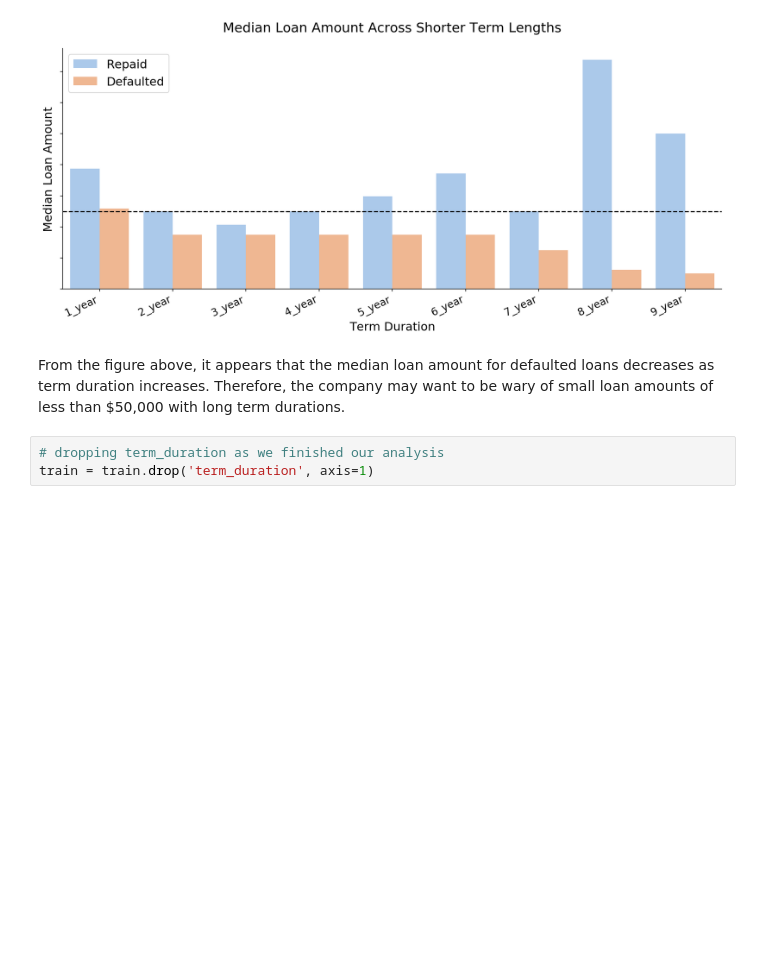
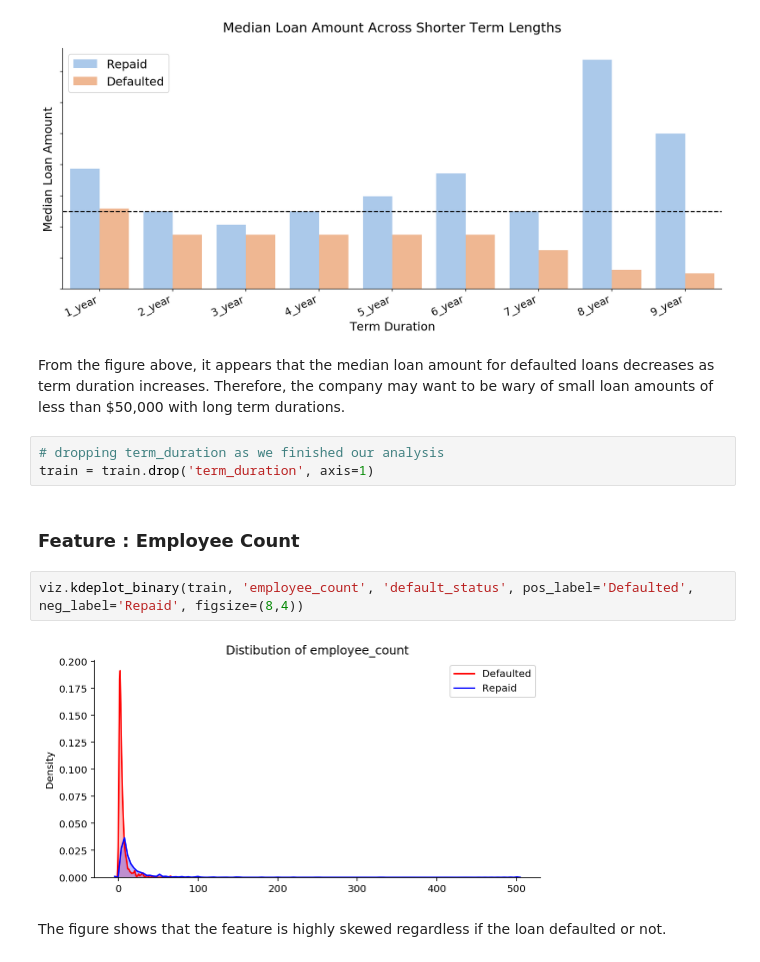
Before and after one commit to Joshuayeo95/Loan-Defaults, a Jupyter notebook: eda.ipynb, the cells around one changed output. Cells and saved outputs as stored; diff of their text form; blank space fills up the shorter version.

```diff
--- a/eda.ipynb
+++ b/eda.ipynb
@@ -317,3 +339,11 @@ From the figure above, it appears that the median loan amount for defaulted loan
 # %%
 # dropping term_duration as we finished our analysis
 train = train.drop('term_duration', axis=1)
+# %% [markdown]
+### Feature : Employee Count
+# %%
+viz.kdeplot_binary(train, 'employee_count', 'default_status', pos_label='Defaulted', neg_label='Repaid', figsize=(8,4))
+# %% [output]
+[figure, added]
+# %% [markdown]
+The figure shows that the feature is highly skewed regardless if the loan defaulted or not.
```
Also changed, not shown: parts of 42 cells of this notebook.
